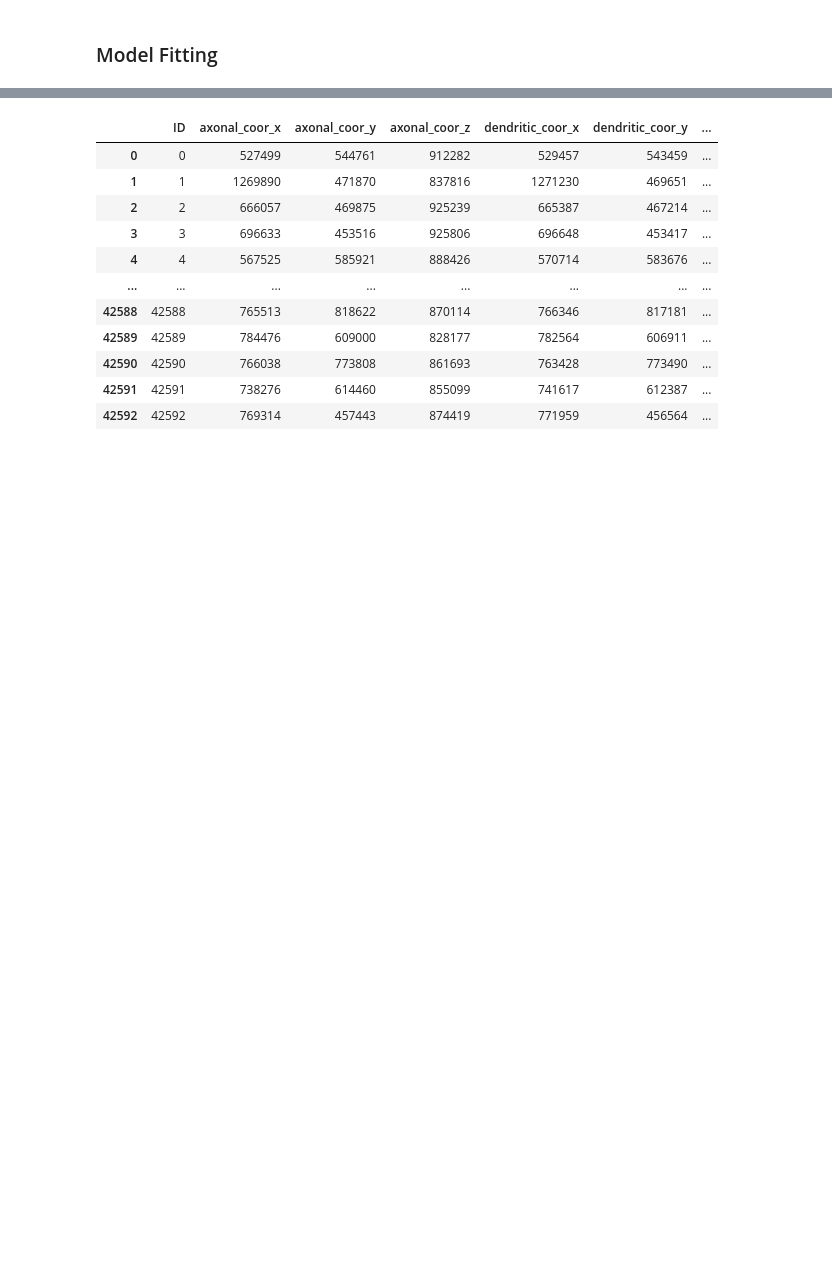
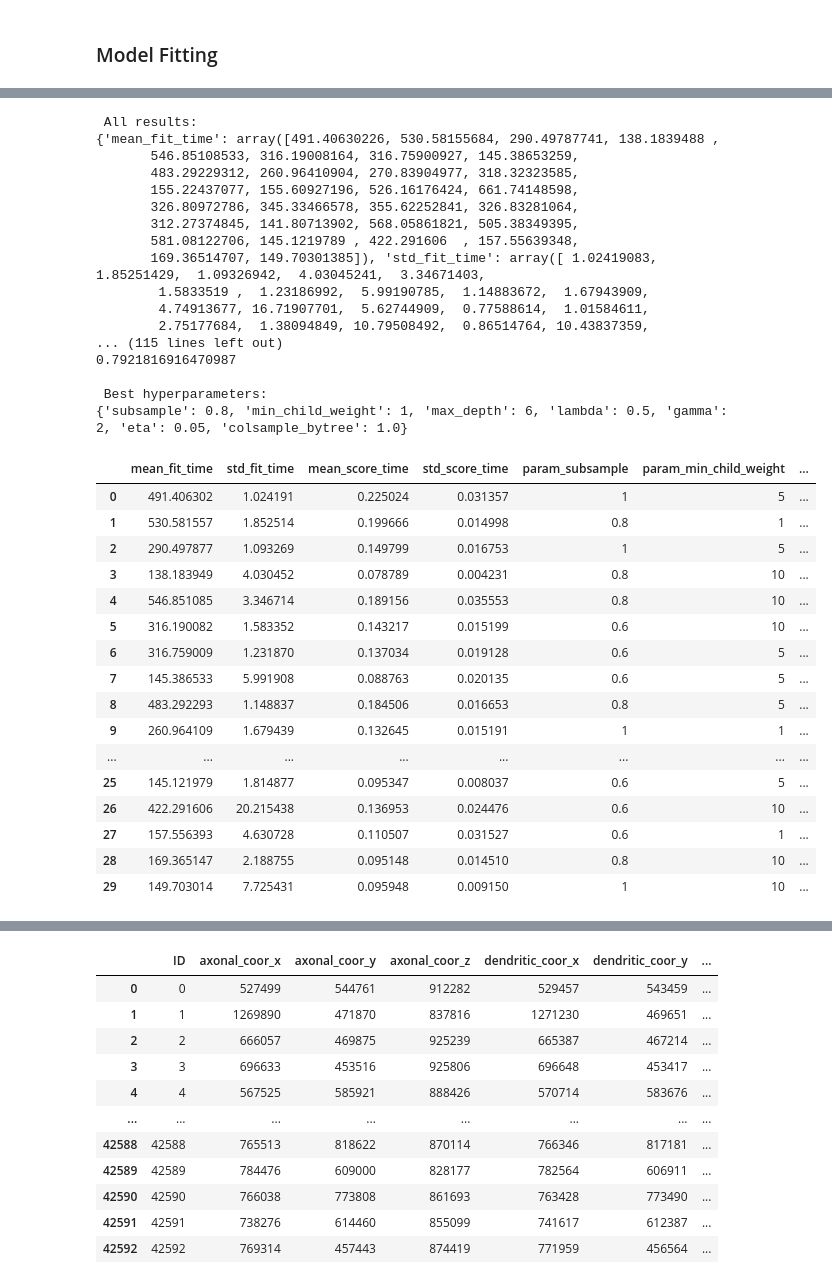
Before and after one commit to ScripterKSG/Neuro_Competition, a Jupyter notebook: Neuro Competition.ipynb, the cells around one changed output, grey strips where cells are left out. Cells and saved outputs as stored; diff of their text form; code cells hidden in the pictures; blank space fills up the shorter version.

```diff
--- a/Neuro Competition.ipynb
+++ b/Neuro Competition.ipynb
@@ -561 +530,47 @@ loss_scoresXGB
+# %%
+print('\n All results:')
+print(random_search.cv_results_)
+print('\n Best estimator:')
+print(random_search.best_estimator_)
+print('\n Best normalized gini score for %d-fold search with %d parameter combinations:' % (5, 20))
+print(random_search.best_score_ * 2 - 1)
+print('\n Best hyperparameters:')
+print(random_search.best_params_)
+results = pd.DataFrame(random_search.cv_results_)
+results
+# %% [output]
+ All results:
+{'mean_fit_time': array([491.40630226, 530.58155684, 290.49787741, 138.1839488 ,
+       546.85108533, 316.19008164, 316.75900927, 145.38653259,
+       483.29229312, 260.96410904, 270.83904977, 318.32323585,
+       155.22437077, 155.60927196, 526.16176424, 661.74148598,
+       326.80972786, 345.33466578, 355.62252841, 326.83281064,
+       312.27374845, 141.80713902, 568.05861821, 505.38349395,
+       581.08122706, 145.1219789 , 422.291606  , 157.55639348,
+       169.36514707, 149.70301385]), 'std_fit_time': array([ 1.02419083,  1.85251429,  1.09326942,  4.03045241,  3.34671403,
+        1.5833519 ,  1.23186992,  5.99190785,  1.14883672,  1.67943909,
+        4.74913677, 16.71907701,  5.62744909,  0.77588614,  1.01584611,
+        2.75177684,  1.38094849, 10.79508492,  0.86514764, 10.43837359,
+... (115 lines left out)
+0.7921816916470987
+
+ Best hyperparameters:
+{'subsample': 0.8, 'min_child_weight': 1, 'max_depth': 6, 'lambda': 0.5, 'gamma': 2, 'eta': 0.05, 'colsample_bytree': 1.0}
+|  | mean_fit_time | std_fit_time | mean_score_time | std_score_time | param_subsample | param_min_child_weight | ... |
+| 0 | 491.406302 | 1.024191 | 0.225024 | 0.031357 | 1 | 5 | ... |
+| 1 | 530.581557 | 1.852514 | 0.199666 | 0.014998 | 0.8 | 1 | ... |
+| 2 | 290.497877 | 1.093269 | 0.149799 | 0.016753 | 1 | 5 | ... |
+| 3 | 138.183949 | 4.030452 | 0.078789 | 0.004231 | 0.8 | 10 | ... |
+| 4 | 546.851085 | 3.346714 | 0.189156 | 0.035553 | 0.8 | 10 | ... |
+| 5 | 316.190082 | 1.583352 | 0.143217 | 0.015199 | 0.6 | 10 | ... |
+| 6 | 316.759009 | 1.231870 | 0.137034 | 0.019128 | 0.6 | 5 | ... |
+| 7 | 145.386533 | 5.991908 | 0.088763 | 0.020135 | 0.6 | 5 | ... |
+| 8 | 483.292293 | 1.148837 | 0.184506 | 0.016653 | 0.8 | 5 | ... |
+| 9 | 260.964109 | 1.679439 | 0.132645 | 0.015191 | 1 | 1 | ... |
+| ... | ... | ... | ... | ... | ... | ... | ... |
+| 25 | 145.121979 | 1.814877 | 0.095347 | 0.008037 | 0.6 | 5 | ... |
+| 26 | 422.291606 | 20.215438 | 0.136953 | 0.024476 | 0.6 | 10 | ... |
+| 27 | 157.556393 | 4.630728 | 0.110507 | 0.031527 | 0.6 | 1 | ... |
+| 28 | 169.365147 | 2.188755 | 0.095148 | 0.014510 | 0.8 | 10 | ... |
+| 29 | 149.703014 | 7.725431 | 0.095948 | 0.009150 | 1 | 10 | ... |
 # %%
```
Also changed, not shown: parts of 17 cells of this notebook.
